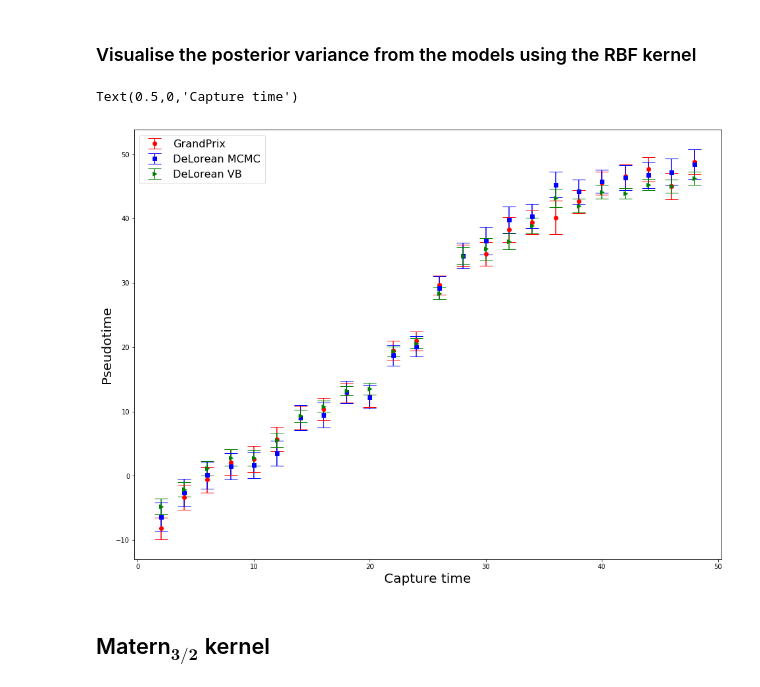
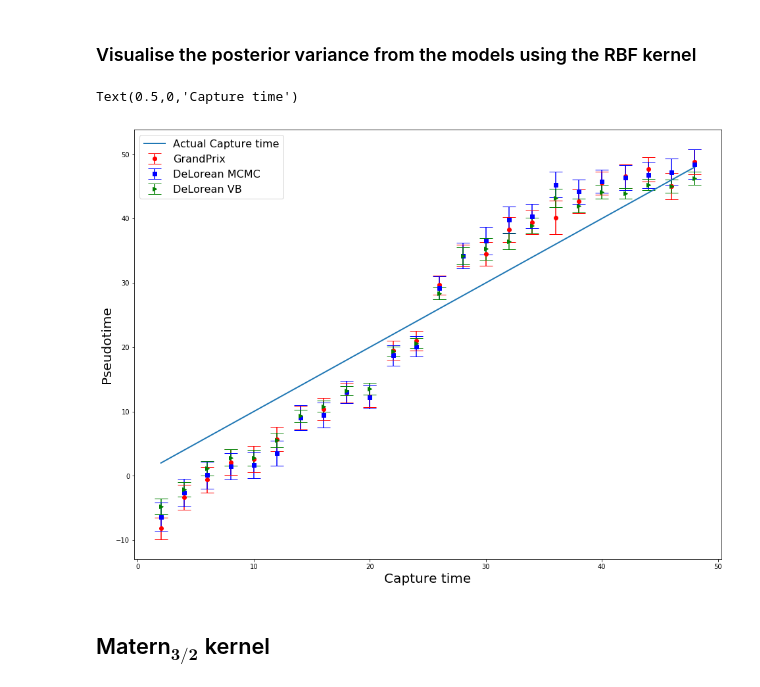
Before and after one commit to ManchesterBioinference/GrandPrix, a Jupyter notebook: notebooks/Analysing_posterior_variance.ipynb, the cells around one changed output. Drawn from its saved outputs; the diff is of its cells as text; code cells hidden in the pictures.

```diff
--- a/notebooks/Analysing_posterior_variance.ipynb
+++ b/notebooks/Analysing_posterior_variance.ipynb
@@ -84,14 +84,15 @@ DeLorean MCMC with RBF kernel: average posterior standard deviation of 24 time p
 # %%
 plt.figure(figsize=(16, 12))
 plt.errorbar(y=pseudotime_rbf, x=actual_capture_time, yerr=2*np.sqrt(var_rbf), fmt='ro', capsize=10)
 plt.errorbar(y=MCMC_rbf_best['tau'], x=actual_capture_time, yerr=2*MCMCStdOnChains_rbf, fmt='bs', capsize=10)
 plt.errorbar(y=VB_rbf_best['tau'], x=actual_capture_time, yerr=2*np.sqrt(var_VB_rbf), fmt='g>', capsize=10)
-plt.legend(['GrandPrix', 'DeLorean MCMC','DeLorean VB'],numpoints=1, loc=2, fontsize=16)
+plt.plot(actual_capture_time, actual_capture_time, lw=2)
+plt.legend(['Actual Capture time', 'GrandPrix', 'DeLorean MCMC','DeLorean VB'],numpoints=1, loc=2, fontsize=16)
 plt.ylabel('Pseudotime', fontsize=20)
 plt.xlabel('Capture time', fontsize=20)
 # %% [output]
 Text(0.5,0,'Capture time')
-[figure, old version]
+[figure, new version]
 # %% [markdown]
 ## Matern$_\mathbf{3/2}$ kernel
 # %% [markdown]
```
Also changed, not shown: parts of 4 cells of this notebook.
